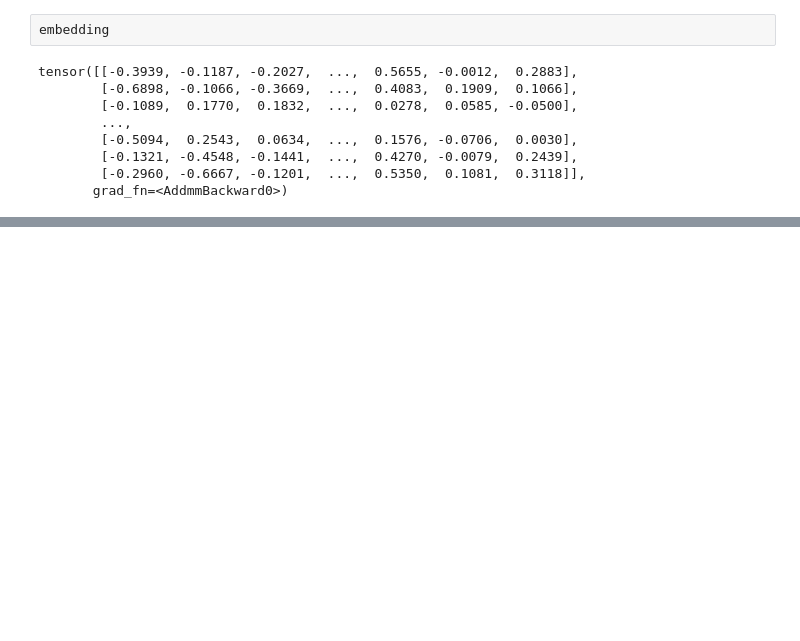
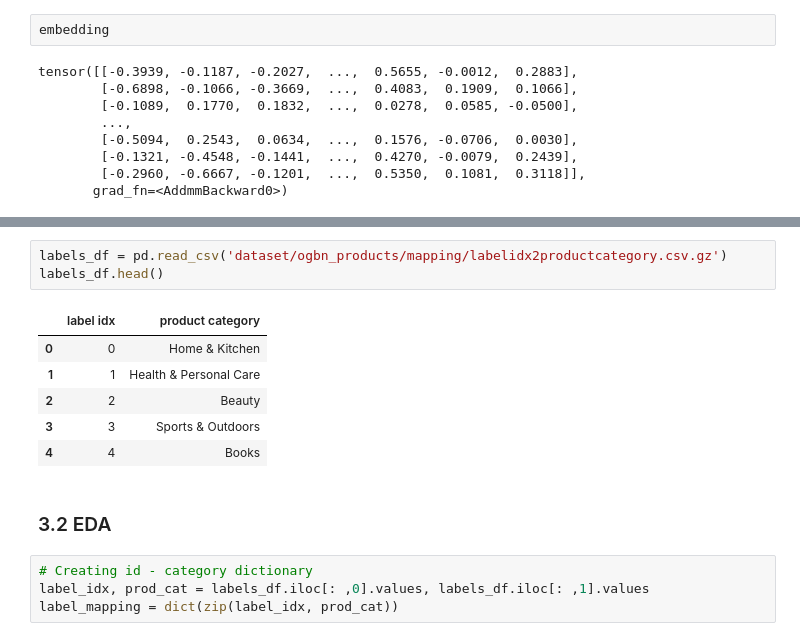
Before and after one commit to Faskill/GNN-book, a Jupyter notebook: GNN_book.ipynb, the cells around one changed output, grey strips where cells are left out. Saved outputs shown, nothing was run; the diff lists cells and outputs as text; blank space fills up the shorter version.

```diff
--- a/GNN_book.ipynb
+++ b/GNN_book.ipynb
@@ -690,0 +776,16 @@ tensor([[-0.3939, -0.1187, -0.2027,  ...,  0.5655, -0.0012,  0.2883],
+# %%
+labels_df = pd.read_csv('dataset/ogbn_products/mapping/labelidx2productcategory.csv.gz')
+labels_df.head()
+# %% [output]
+|  | label idx | product category |
+| 0 | 0 | Home & Kitchen |
+| 1 | 1 | Health & Personal Care |
+| 2 | 2 | Beauty |
+| 3 | 3 | Sports & Outdoors |
+| 4 | 4 | Books |
+# %% [markdown]
+### 3.2 EDA
+# %%
+# Creating id - category dictionary
+label_idx, prod_cat = labels_df.iloc[: ,0].values, labels_df.iloc[: ,1].values
+label_mapping = dict(zip(label_idx, prod_cat))
```
Also changed, not shown: parts of 16 cells of this notebook, 1 other file.
